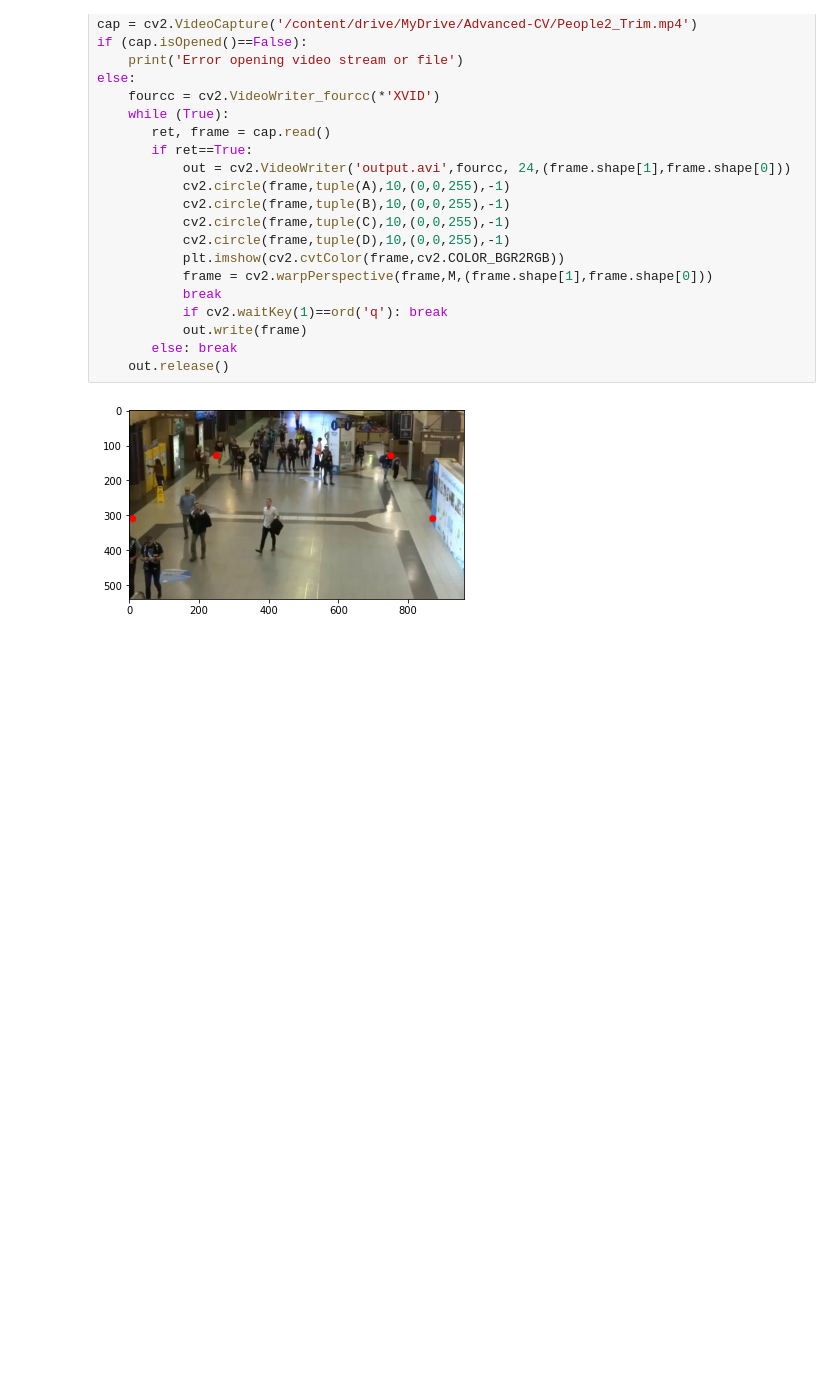
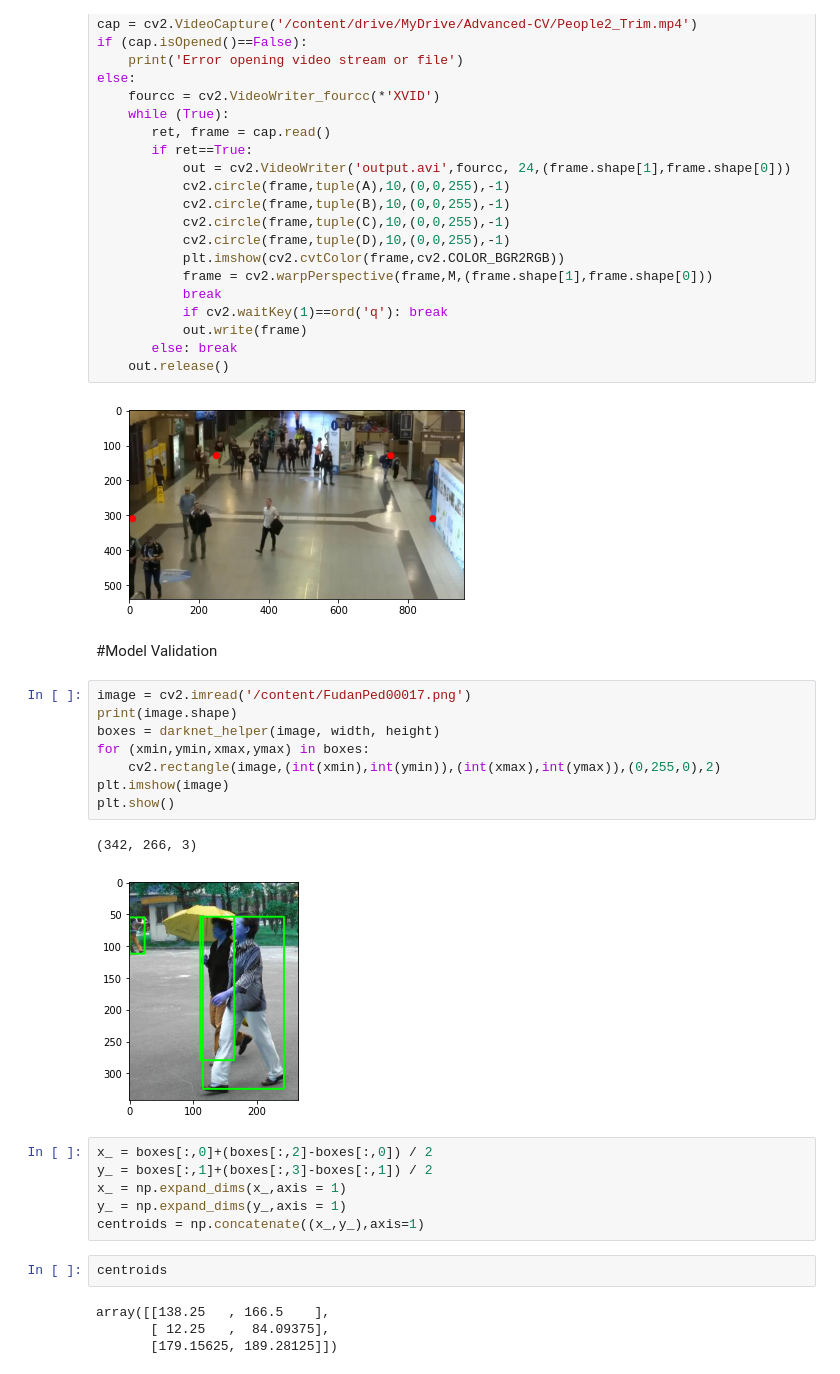
Before and after one commit to lephuocdat2000/Advanced-CV, a Jupyter notebook: FinalProject.ipynb, the cells around one changed output. Cells and saved outputs as stored; diff of their text form; blank space fills up the shorter version.

```diff
--- a/FinalProject.ipynb
+++ b/FinalProject.ipynb
@@ -340,3 +340,28 @@ else:
     out.release()
 # %% [output]
 [figure]
+# %% [markdown]
+#Model Validation
+# %%
+image = cv2.imread('/content/FudanPed00017.png')
+print(image.shape)
+boxes = darknet_helper(image, width, height)
+for (xmin,ymin,xmax,ymax) in boxes:
+    cv2.rectangle(image,(int(xmin),int(ymin)),(int(xmax),int(ymax)),(0,255,0),2)
+plt.imshow(image)
+plt.show()
+# %% [output]
+(342, 266, 3)
+[figure, added]
+# %%
+x_ = boxes[:,0]+(boxes[:,2]-boxes[:,0]) / 2
+y_ = boxes[:,1]+(boxes[:,3]-boxes[:,1]) / 2
+x_ = np.expand_dims(x_,axis = 1)
+y_ = np.expand_dims(y_,axis = 1)
+centroids = np.concatenate((x_,y_),axis=1)
+# %%
+centroids
+# %% [output]
+array([[138.25   , 166.5    ],
+       [ 12.25   ,  84.09375],
+       [179.15625, 189.28125]])
```
Also changed, not shown: parts of 1 cell of this notebook.
